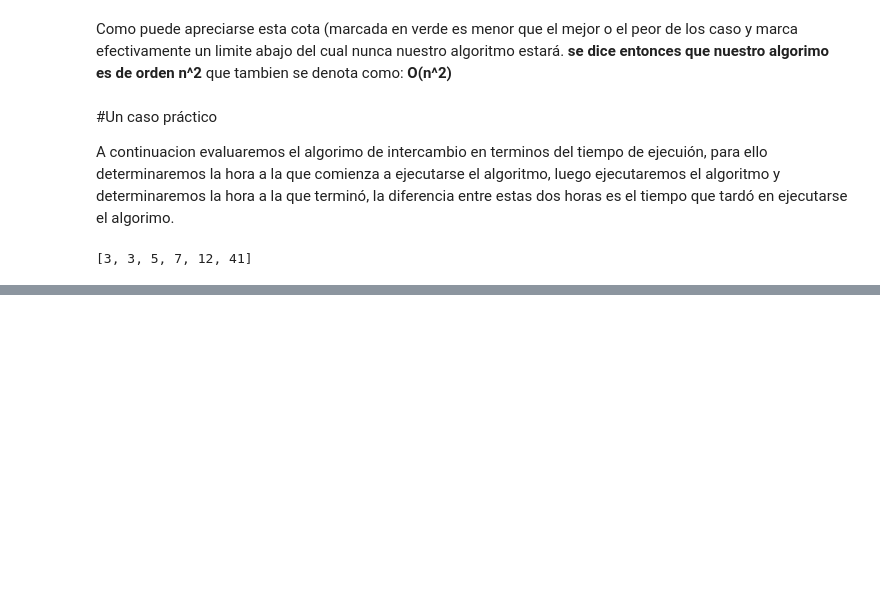
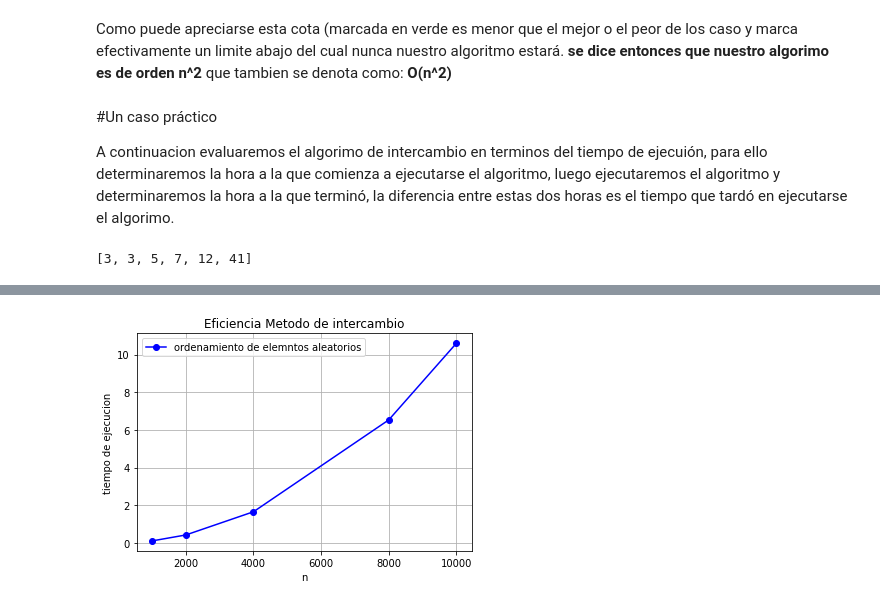
Before and after one commit to CastilloEdaUnam/Notas, a Jupyter notebook: EficienciaAlgoritmica.ipynb, the cells around one changed output, grey strips where cells are left out. Drawn from its saved outputs; the diff is of its cells as text; code cells hidden in the pictures; blank space fills up the shorter version.

```diff
--- a/EficienciaAlgoritmica.ipynb
+++ b/EficienciaAlgoritmica.ipynb
@@ -419,6 +428,13 @@ print(v)
 import random
 
 def generaVector(n,tipo=0):
+  '''
+  n : tamaño del vector a generar
+  tipo: tipo de vector a generar
+      si tipo = 1  genera el vector ordenado de manera creciente
+      si tipo = 2 genera el vector ordenado de manera decreciente
+      en cualquier otro caso genera un vector aleatorio (valor por default=0)
+  '''
   if tipo == 1:
     v = list(range(0,n))
   elif tipo == 2:
@@ -472,0 +495,25 @@ Tiempo de ejecución vector descendente: 3.440633773803711 micro segundos
+# %%
+def cronometra(v,f=ordenamiento):
+  '''
+  determina el tiempo de ejecución de la funcion que recibe como parametro
+  v es el vector a ordenar, no se modific dentro de la función porque se hace
+  una copia local del vector
+  '''
+  vp = v[:]
+  inicio = time.time()
+  f(vp)
+  fin = time.time()
+  return fin-inicio
+
+#  tamaño de los vectores que se evaluaran
+nv = [1000,2000,4000,8000,10000]
+t = []
+for nk in nv:
+  print(f'calculando para {nk} = ',end='')
+  v = generaVector(nk)
+  tk = cronometra(v)
+  print(f'{tk} micro segs.')
+  t.append(tk)
+
+print(f'vector nv = {n}')
+print(f'vector t = {t}')
@@ -472,0 +528,15 @@ Tiempo de ejecución vector descendente: 3.440633773803711 micro segundos
+# %%
+import matplotlib.pyplot as plt
+
+fig, grafica = plt.subplots(facecolor='w', edgecolor='k')
+grafica.plot(nv,t,marker='o',color='blue')
+
+grafica.set_xlabel('n')
+grafica.set_ylabel('tiempo de ejecucion')
+grafica.grid(True)
+grafica.legend(['ordenamiento de elemntos aleatorios'])
+
+plt.title('Eficiencia Metodo de intercambio')
+plt.show()
+# %% [output]
+[figure, added]
```
Also changed, not shown: parts of 7 cells of this notebook.
